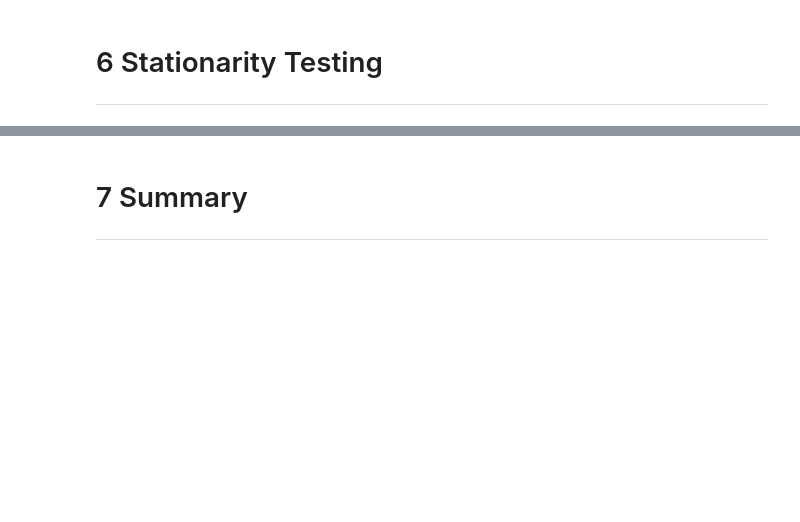
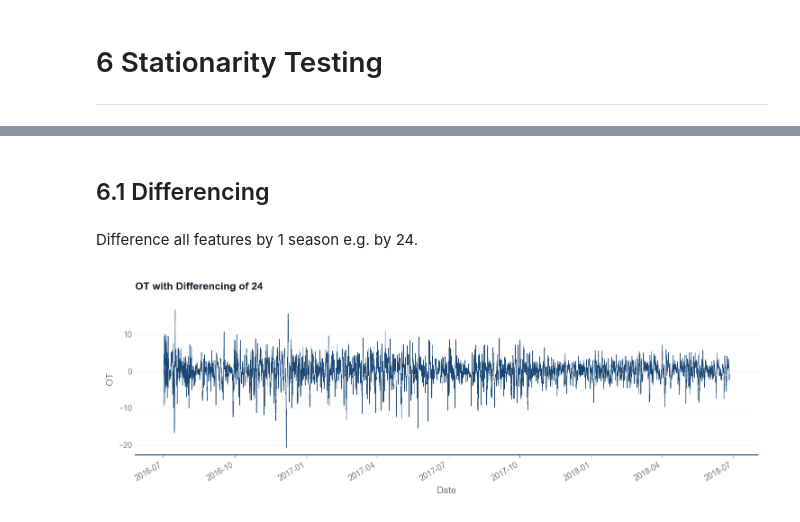
Before and after one commit to stuart-n-wilson/dissertation, a Jupyter notebook: notebooks/00_eda.ipynb, the cells around one changed output, grey strips where cells are left out. Drawn from its saved outputs; the diff is of its cells as text; code cells hidden in the pictures; blank space fills up the shorter version.

```diff
--- a/notebooks/00_eda.ipynb
+++ b/notebooks/00_eda.ipynb
@@ -357,3 +319,14 @@ df
-# %% [markdown]
-# 7 Summary
----
+# %% [markdown]
+## 6.1 Differencing
+# %%
+diffed = df.copy()
+# %% [markdown]
+Difference all features by 1 season e.g. by 24.
+# %%
+for col in diffed.columns:
+    diffed[col] = diffed[col].diff(24)
+# %%
+plot_feature_ts(diffed, "OT", title="OT with Differencing of 24")
+plt.show()
+# %% [output]
+[figure, added]
```
Also changed, not shown: parts of 8 cells of this notebook, 6 other files.
